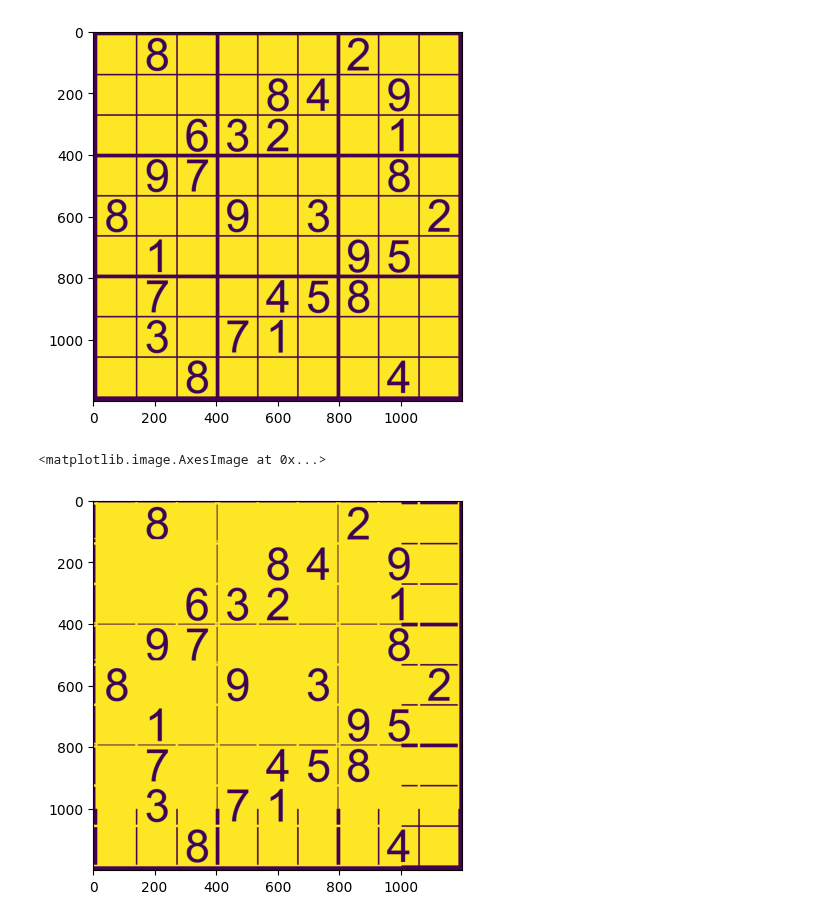
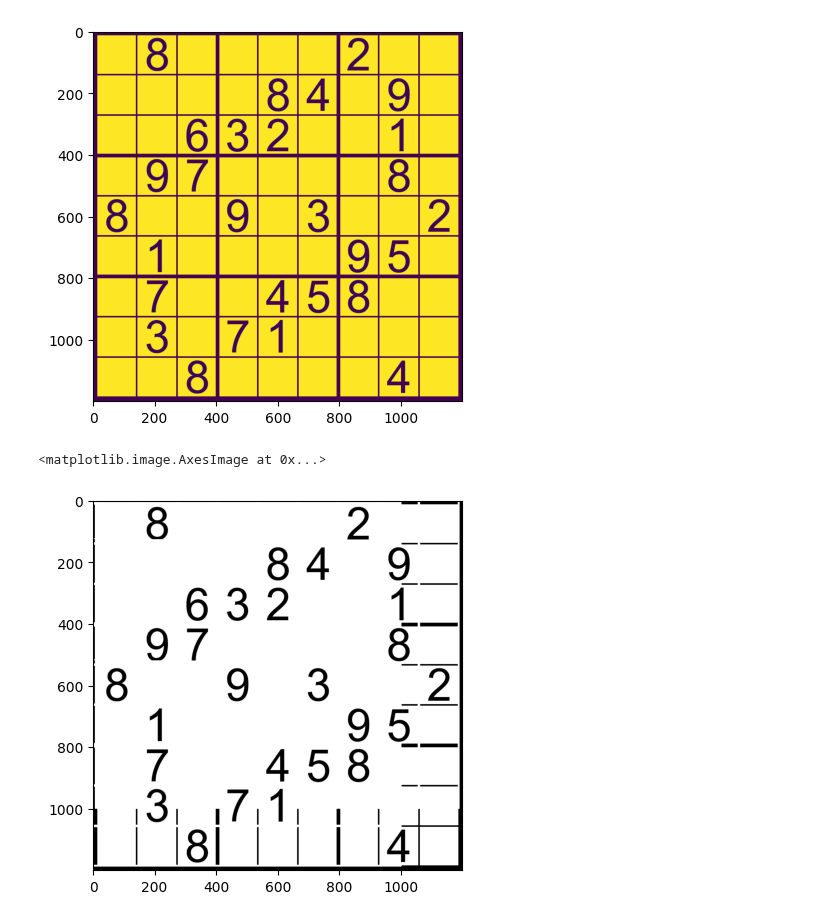
Before and after one commit to Alireza-Nazari/OpenCV_Learnings, a Jupyter notebook: 39 - Line detection using Houghline.ipynb, the cells around one changed output. Cells and saved outputs as stored; diff of their text form; code cells hidden in the pictures.

```diff
--- a/39 - Line detection using Houghline.ipynb
+++ b/39 - Line detection using Houghline.ipynb
@@ -34,32 +34,32 @@ for r_theta in lines:
     a = np.cos(theta)
 
     # Stores the value of sin(theta) in b
     b = np.sin(theta)
 
     # x0 stores the value rcos(theta)
     x0 = a*r
 
     # y0 stores the value rsin(theta)
     y0 = b*r
 
     # x1 stores the rounded off value of (rcos(theta)-1000sin(theta))
     x1 = int(x0 + 1000*(-b))
 
     # y1 stores the rounded off value of (rsin(theta)+1000cos(theta))
     y1 = int(y0 + 1000*(a))
 
     # x2 stores the rounded off value of (rcos(theta)+1000sin(theta))
     x2 = int(x0 - 1000*(-b))
 
     # y2 stores the rounded off value of (rsin(theta)-1000cos(theta))
     y2 = int(y0 - 1000*(a))
 
     # cv2.line draws a line in img from the point(x1,y1) to (x2,y2).
     # (0,0,255) denotes the colour of the line to be
     # drawn. In this case, it is red.
     cv2.line(image, (x1, y1), (x2, y2), (256, 0, 0), 2)
 
-plt.imshow(image)
+plt.imshow(image,cmap='gray')
 # %% [output]
 <matplotlib.image.AxesImage at 0x...>
-[figure, old version]
+[figure, new version]
```
